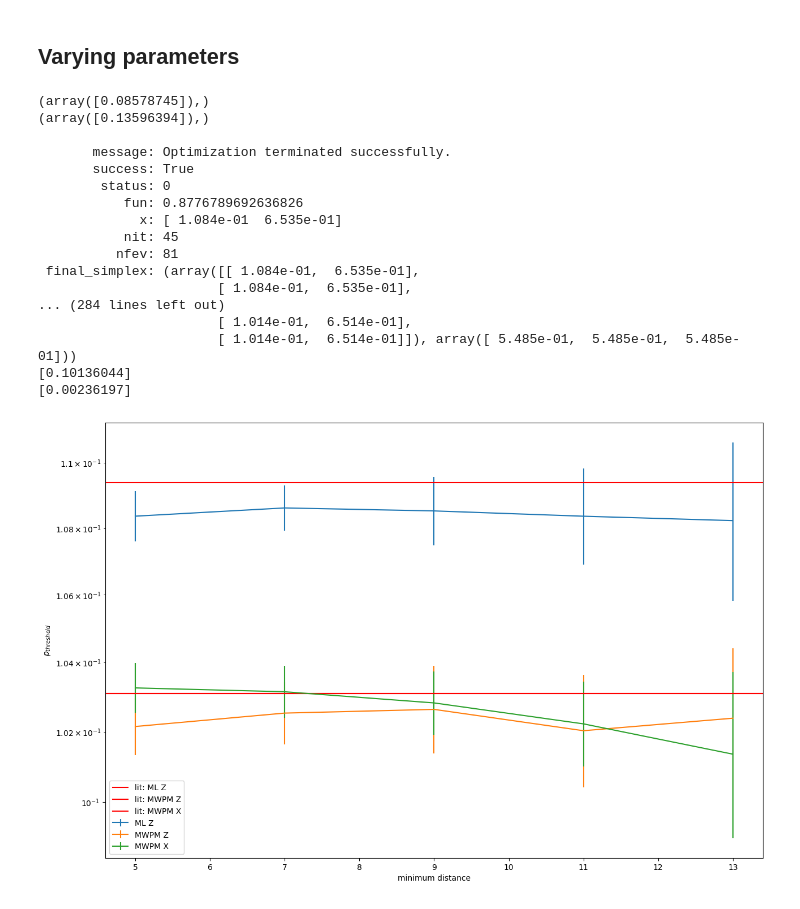
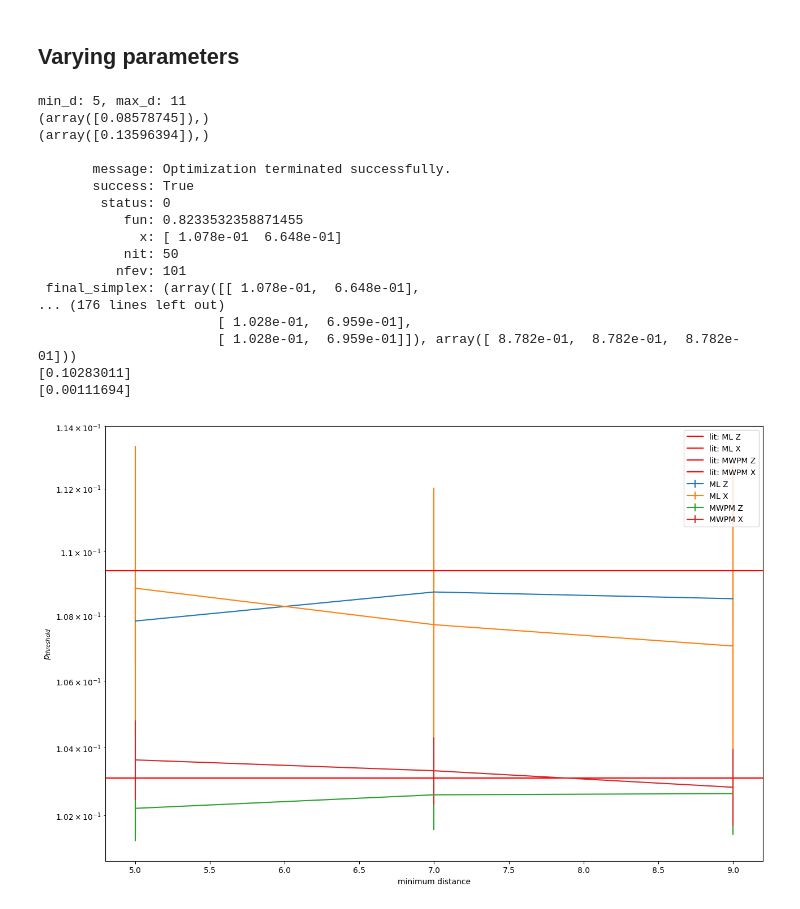
Before and after one commit to leonardlux/MasterArbeit, a Jupyter notebook: code/result_basic_noise.ipynb, the cells around one changed output. Drawn from its saved outputs; the diff is of its cells as text; code cells hidden in the pictures.

```diff
--- a/code/result_basic_noise.ipynb
+++ b/code/result_basic_noise.ipynb
@@ -229,15 +229,16 @@ def analysis_pipeline(
         folder_name,
         guess_pth,
         guess_nu,
-        min_distance: list = [0]*100, # hacky but each round can get their own min distance!
-        min_noise_rate: list = [0]*100,
-        max_noise_rate: list = [1]*100,
-        p_window: list = [1]*100,
+        min_distance: list = None,
+        max_distance: list = None,
+        min_noise_rate: list = None,
+        max_noise_rate: list = None,
+        p_window: list = None,
         plots = True,
         ):
 
-    if p_window != [1]*100:
-        if min_noise_rate != [0]*100 or max_noise_rate != [1]*100:
+    if p_window != None:
+        if min_noise_rate != None or max_noise_rate != None:
             raise UserWarning("Both p_window and min-/max_noise_rate give! Too much restictions!")
         min_noise_rate = np.array(guess_pth) / p_window,
         max_noise_rate = np.array(guess_pth) * p_window,
@@ -251,6 +252,7 @@ def analysis_pipeline(
         guess_nu=guess_nu,
         guess_pth=guess_pth,
         min_distance=min_distance,
+        max_distance=max_distance,
         min_noise_rate=min_noise_rate,
         max_noise_rate=max_noise_rate,
         )
@@ -260,6 +262,7 @@ def analysis_pipeline(
         data_plot_fssa_results(
             data,
             min_distance=min_distance,
+            max_distance=max_distance,
             min_noise_rate=min_noise_rate,
             max_noise_rate=max_noise_rate,
             )
@@ -267,6 +270,7 @@ def analysis_pipeline(
         data_plot_log_error_rates(
             data,
             min_distance=min_distance,
+            max_distance=max_distance,
             min_noise_rate=min_noise_rate,
             max_noise_rate=max_noise_rate,
         )
@@ -467,7 +471,8 @@ g_pths = [g_pth_ml] *2  + [g_pth_mwpm]*2
 g_nus = [g_nu] * 4
 # %%
 # Varying distance
-min_distances = [5,7,9,11,13]
+min_distances = [5,7,9]
+window_distance = 2*3
 
 p_th_varied = np.zeros((len(min_distances), len(folder_names)))
 err_p_th_varied = np.zeros((len(min_distances), len(folder_names)))
@@ -475,11 +480,13 @@ nu_fit_varied = np.zeros((len(min_distances), len(folder_names)))
 
 for j in range(len(min_distances)):
     for i in range(len(folder_names)):
+        print(f"min_d: {min_distances[j]}, max_d: {min_distances[j]+window_distance}")
         result = analysis_pipeline(
             folder_name = folder_names[i],
             guess_pth = [g_pths[i]],
             guess_nu = [g_nus[i]],
             min_distance= [min_distances[j]],
+            max_distance=[min_distances[j]+window_distance],
             p_window= p_window,
             plots=False,
             )
@@ -488,35 +495,35 @@ for j in range(len(min_distances)):
         err_p_th_varied[j,i] =  result["err_p_th"][0]
         nu_fit_varied[j,i] = result["nu_fit"][0]
 # %% [output]
+min_d: 5, max_d: 11
 (array([0.08578745]),)
 (array([0.13596394]),)
 
        message: Optimization terminated successfully.
        success: True
         status: 0
-           fun: 0.8776789692636826
-             x: [ 1.084e-01  6.535e-01]
-           nit: 45
-          nfev: 81
- final_simplex: (array([[ 1.084e-01,  6.535e-01],
-                       [ 1.084e-01,  6.535e-01],
-... (284 lines left out)
-                       [ 1.014e-01,  6.514e-01],
-                       [ 1.014e-01,  6.514e-01]]), array([ 5.485e-01,  5.485e-01,  5.485e-01]))
-[0.10136044]
-[0.00236197]
+           fun: 0.8233532358871455
+             x: [ 1.078e-01  6.648e-01]
+           nit: 50
+          nfev: 101
+ final_simplex: (array([[ 1.078e-01,  6.648e-01],
+... (176 lines left out)
+                       [ 1.028e-01,  6.959e-01],
+                       [ 1.028e-01,  6.959e-01]]), array([ 8.782e-01,  8.782e-01,  8.782e-01]))
+[0.10283011]
+[0.00111694]
 # %%
 plt.figure(figsize=(15,10))
 plt.xlabel("minimum distance")
 for i in range(len(folder_names)):
     if i == 1:
         pass
-        continue
+        # continue
     plt.errorbar(min_distances,p_th_varied[:,i], yerr=err_p_th_varied[:,i],label=names[i])
     plt.axhline(literature[i], label="lit: "+ names[i], color= "red" )
 plt.ylabel("$p_{threshold}$")
 plt.yscale("log")
 plt.legend()
 plt.show()
 # %% [output]
-[figure, old version]
+[figure, new version]
```
Also changed, not shown: parts of 5 cells of this notebook, 16 other files.
